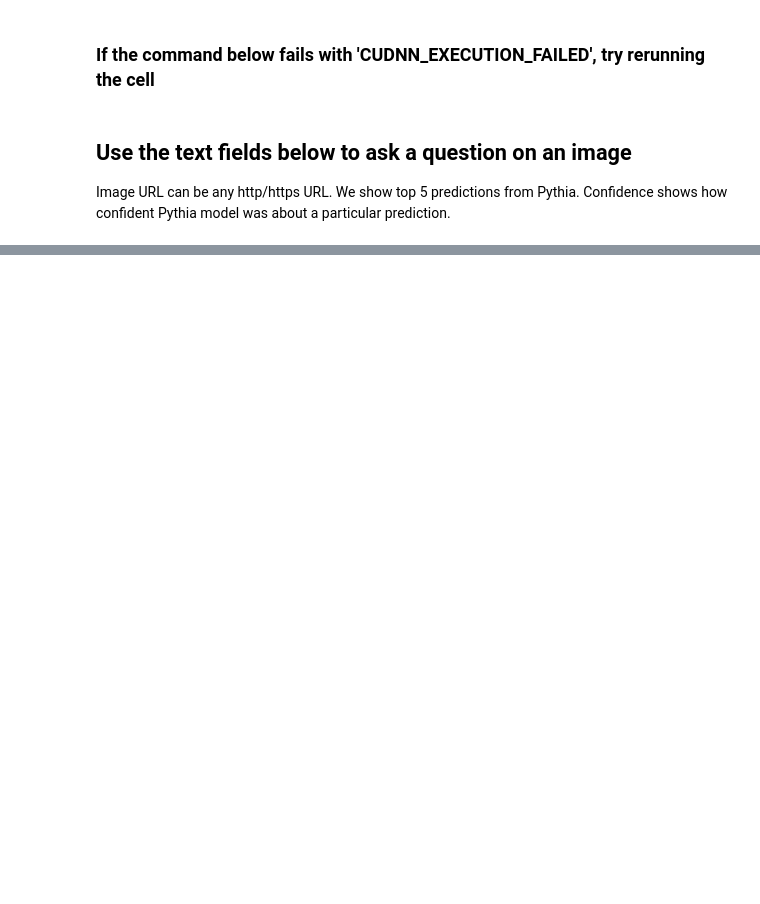
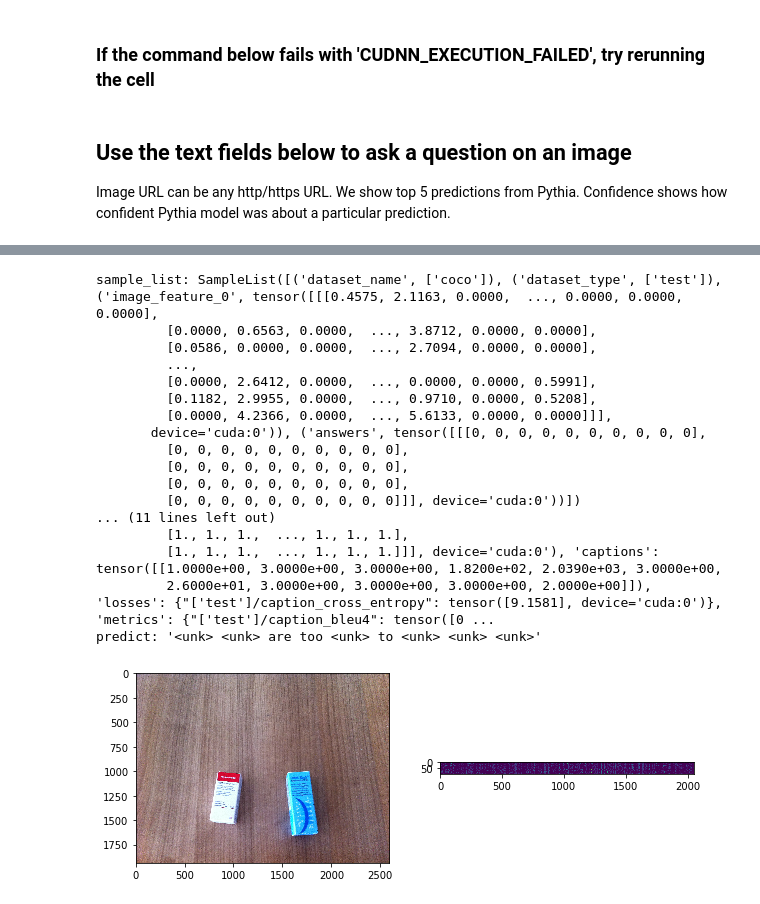
Before and after one commit to HwangJohn/pythia, a Jupyter notebook: pythia_captioning_demo.ipynb, the cells around one changed output, grey strips where cells are left out. Cells and saved outputs as stored; diff of their text form; code cells hidden in the pictures; blank space fills up the shorter version.

```diff
--- a/pythia_captioning_demo.ipynb
+++ b/pythia_captioning_demo.ipynb
@@ -387,0 +531,21 @@ a giraffe and two zebras walking down a road
+# %%
+inference_test("VizWiz_val_00000003")
+# %% [output]
+sample_list: SampleList([('dataset_name', ['coco']), ('dataset_type', ['test']), ('image_feature_0', tensor([[[0.4575, 2.1163, 0.0000,  ..., 0.0000, 0.0000, 0.0000],
+         [0.0000, 0.6563, 0.0000,  ..., 3.8712, 0.0000, 0.0000],
+         [0.0586, 0.0000, 0.0000,  ..., 2.7094, 0.0000, 0.0000],
+         ...,
+         [0.0000, 2.6412, 0.0000,  ..., 0.0000, 0.0000, 0.5991],
+         [0.1182, 2.9955, 0.0000,  ..., 0.9710, 0.0000, 0.5208],
+         [0.0000, 4.2366, 0.0000,  ..., 5.6133, 0.0000, 0.0000]]],
+       device='cuda:0')), ('answers', tensor([[[0, 0, 0, 0, 0, 0, 0, 0, 0, 0],
+         [0, 0, 0, 0, 0, 0, 0, 0, 0, 0],
+         [0, 0, 0, 0, 0, 0, 0, 0, 0, 0],
+         [0, 0, 0, 0, 0, 0, 0, 0, 0, 0],
+         [0, 0, 0, 0, 0, 0, 0, 0, 0, 0]]], device='cuda:0'))])
+... (11 lines left out)
+         [1., 1., 1.,  ..., 1., 1., 1.],
+         [1., 1., 1.,  ..., 1., 1., 1.]]], device='cuda:0'), 'captions': tensor([[1.0000e+00, 3.0000e+00, 3.0000e+00, 1.8200e+02, 2.0390e+03, 3.0000e+00,
+         2.6000e+01, 3.0000e+00, 3.0000e+00, 3.0000e+00, 2.0000e+00]]), 'losses': {"['test']/caption_cross_entropy": tensor([9.1581], device='cuda:0')}, 'metrics': {"['test']/caption_bleu4": tensor([0 ...
+predict: '<unk> <unk> are too <unk> to <unk> <unk> <unk>'
+[figure, added]
```
Also changed, not shown: parts of 26 cells of this notebook, 7 other files.
